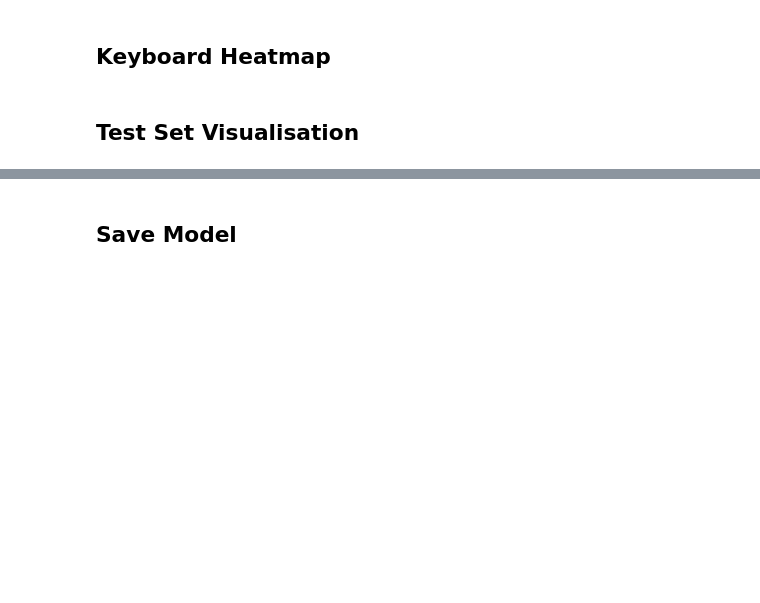
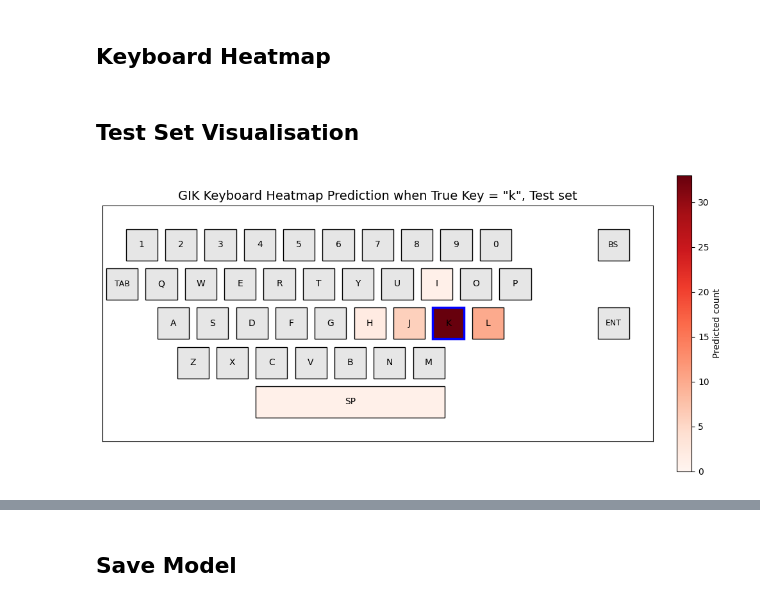
Before and after one commit to Perceptron-GIK/perceptron-gik, a Jupyter notebook: train_model.ipynb, the cells around one changed output, grey strips where cells are left out. Cells and saved outputs as stored; diff of their text form; code cells hidden in the pictures; blank space fills up the shorter version.

Commit message:
Use latest version of train_model.ipynb

```diff
--- a/train_model.ipynb
+++ b/train_model.ipynb
@@ -112,12 +144,14 @@ dataset = load_preprocessed_dataset(PROCESSED_DATA_PATH)
 print(f"Dataset: {len(dataset)} samples | Input dim: {dataset.input_dim}")
 
 # Create model
-model = create_model_from_dataset(
+model = create_model_auto_input_dim(
     dataset,
     model_type=CONFIG['model_type'],
-    hidden_dim=CONFIG['hidden_dim'],
-    num_layers=CONFIG['num_layers'],
-    dropout=CONFIG['dropout'],
+    hidden_dim_inner_model=CONFIG['hidden_dim_inner_model'],
+    hidden_dim_classification_head=CONFIG['hidden_dim_classification_head'],
+    no_layers_classification_head=CONFIG['num_layers'],
+    dropout_inner_layers=CONFIG['dropout'],
+    inner_model_kwargs=CONFIG['inner_model_prams']
 )
 
 # Print model architecture
@@ -139,8 +189,8 @@ trainer = GIKTrainer(
     batch_size=CONFIG['batch_size'],
     learning_rate=CONFIG['learning_rate'],
     device=DEVICE,
-    use_focal_loss=CONFIG.get('use_focal_loss', False),
-    focal_gamma=CONFIG.get('focal_gamma', 2.0)
+    loss=CONFIG.get('loss'),
+    loss_kwargs=CONFIG.get('loss_params')
 )
 
 history = trainer.train(
@@ -566,15 +676,17 @@ def plot_virtual_keyboard_heatmap(cm_orig, anchor_char, subset_name):
 # %%
 cm_orig = compute_confusion_matrix_40x40(trainer.test_dataset, model, DEVICE)
 
 #plot_confusion_matrix_40x40(cm_orig, 'Test')
 
-plot_virtual_keyboard_heatmap(cm_orig, 'd', 'Test')
+plot_virtual_keyboard_heatmap(cm_orig, 'k', 'Test')
 
-neighbours_a, cm_a = plot_anchor_with_closest_neighbours(cm_orig, 'a', 'Test', k_neighbours=12)
+# neighbours_a, cm_a = plot_anchor_with_closest_neighbours(cm_orig, 'i', 'Test', k_neighbours=5)
 
-neighbours_g, cm_g = plot_anchor_with_closest_neighbours(cm_orig, 'g', 'Test', k_neighbours=20)
+# neighbours_g, cm_g = plot_anchor_with_closest_neighbours(cm_orig, 'l', 'Test', k_neighbours=5)
 
-neighbours_l, cm_l = plot_anchor_with_closest_neighbours(cm_orig, 'l', 'Test', k_neighbours=13)
+# neighbours_l, cm_l = plot_anchor_with_closest_neighbours(cm_orig, 'l', 'Test', k_neighbours=13)
+# %% [output]
+[figure, added]
 # %%
 cm_orig_val = compute_confusion_matrix_40x40(trainer.val_dataset, model, DEVICE)
 
```
Also changed, not shown: parts of 14 cells of this notebook.
